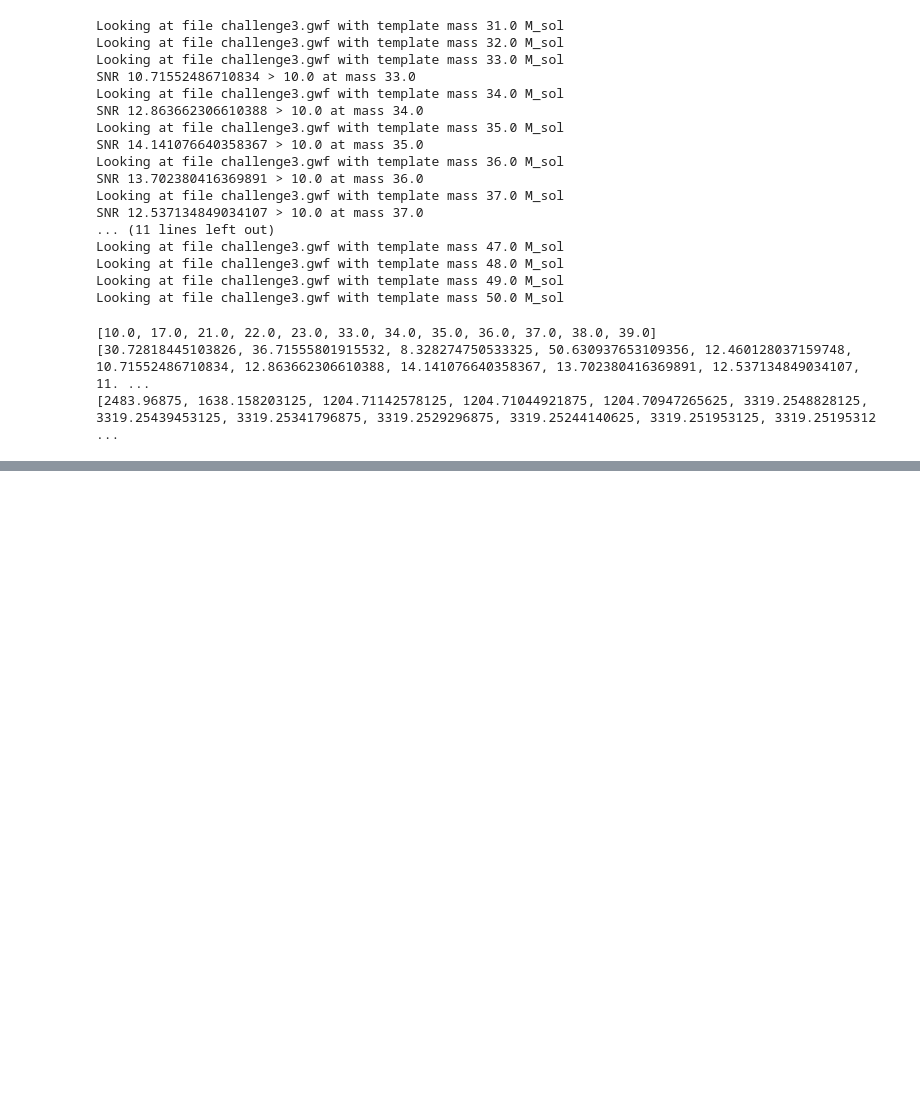
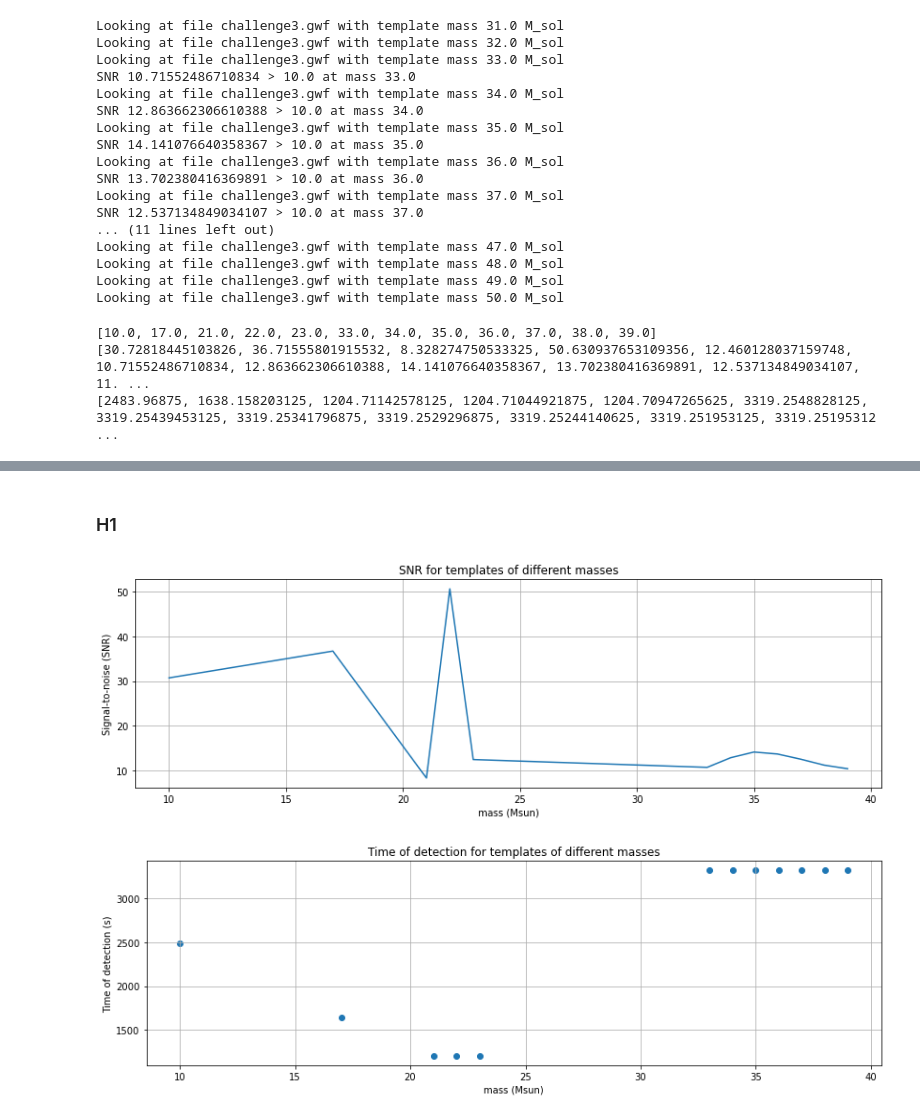
Before and after one commit to SYLau/odw-2022, a Jupyter notebook: Challenge/Data_challenge_4b.ipynb, the cells around one changed output, grey strips where cells are left out. Drawn from its saved outputs; the diff is of its cells as text; code cells hidden in the pictures; blank space fills up the shorter version.

```diff
--- a/Challenge/Data_challenge_4b.ipynb
+++ b/Challenge/Data_challenge_4b.ipynb
@@ -251,0 +282,28 @@ print(t)
+# %% [markdown]
+### H1
+# %%
+import pylab
+%matplotlib inline
+
+m_H1=[10.0, 17.0, 21.0, 22.0, 23.0, 33.0, 34.0, 35.0, 36.0, 37.0, 38.0, 39.0]
+s_H1=[30.72818445103826, 36.71555801915532, 8.328274750533325, 50.630937653109356, 12.460128037159748, 10.71552486710834, 12.863662306610388, 14.141076640358367, 13.702380416369891, 12.537134849034107, 11.208312717781832, 10.410860844624809]
+t_H1=[2483.96875, 1638.158203125, 1204.71142578125, 1204.71044921875, 1204.70947265625, 3319.2548828125, 3319.25439453125, 3319.25341796875, 3319.2529296875, 3319.25244140625, 3319.251953125, 3319.251953125]
+
+pylab.figure(figsize=[14, 4])
+pylab.plot(m_H1, s_H1, label='L1')
+pylab.title('SNR for templates of different masses')
+pylab.grid()
+pylab.xlabel('mass (Msun)')
+pylab.ylabel('Signal-to-noise (SNR)')
+pylab.show()
+
+pylab.figure(figsize=[14, 4])
+pylab.scatter(m_H1, t_H1, label='L1')
+pylab.title('Time of detection for templates of different masses')
+pylab.grid()
+pylab.xlabel('mass (Msun)')
+pylab.ylabel('Time of detection (s)')
+pylab.show()
+# %% [output]
+[figure, added]
+[figure, added]
```
Also changed, not shown: parts of 3 cells of this notebook, 1 other file.
